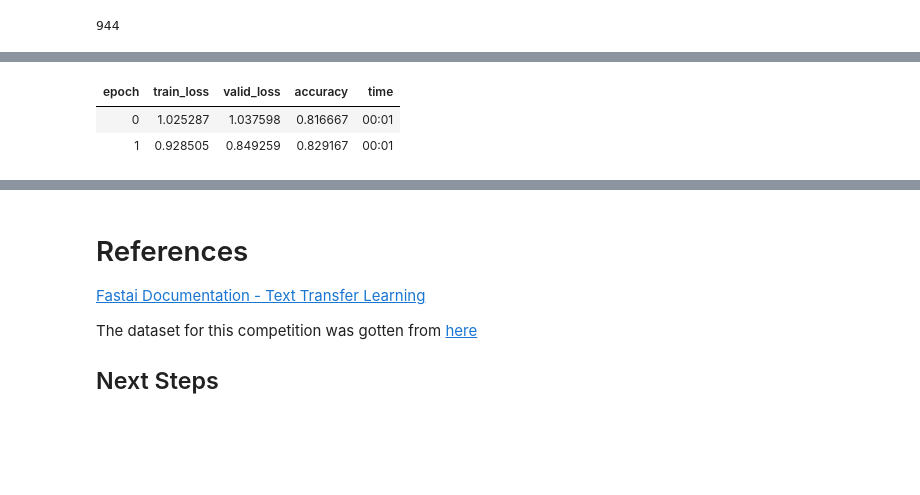
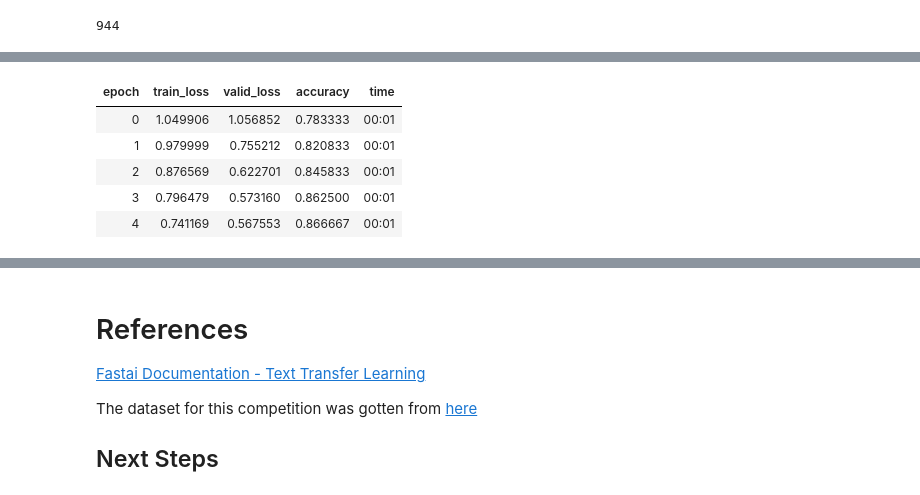
Before and after one commit to rubanzasilva/symptom_to_disease, a Jupyter notebook: symptom-disease-ulmfit_kaggle.ipynb, the cells around one changed output, grey strips where cells are left out. Cells and saved outputs as stored; diff of their text form; code cells hidden in the pictures; blank space fills up the shorter version.

```diff
--- a/symptom-disease-ulmfit_kaggle.ipynb
+++ b/symptom-disease-ulmfit_kaggle.ipynb
@@ -312,7 +312,10 @@ learn.fit_one_cycle(1, slice(1e-2/(2.6**4),1e-2))
 # %%
 learn.unfreeze()
-learn.fit_one_cycle(2, slice(1e-3/(2.6**4),1e-3))
+learn.fit_one_cycle(5, slice(1e-3/(2.6**4),1e-3))
 # %% [output]
 | epoch | train_loss | valid_loss | accuracy | time |
-| 0 | 1.025287 | 1.037598 | 0.816667 | 00:01 |
-| 1 | 0.928505 | 0.849259 | 0.829167 | 00:01 |
+| 0 | 1.049906 | 1.056852 | 0.783333 | 00:01 |
+| 1 | 0.979999 | 0.755212 | 0.820833 | 00:01 |
+| 2 | 0.876569 | 0.622701 | 0.845833 | 00:01 |
+| 3 | 0.796479 | 0.573160 | 0.862500 | 00:01 |
+| 4 | 0.741169 | 0.567553 | 0.866667 | 00:01 |
```
Also changed, not shown: parts of 10 cells of this notebook.
